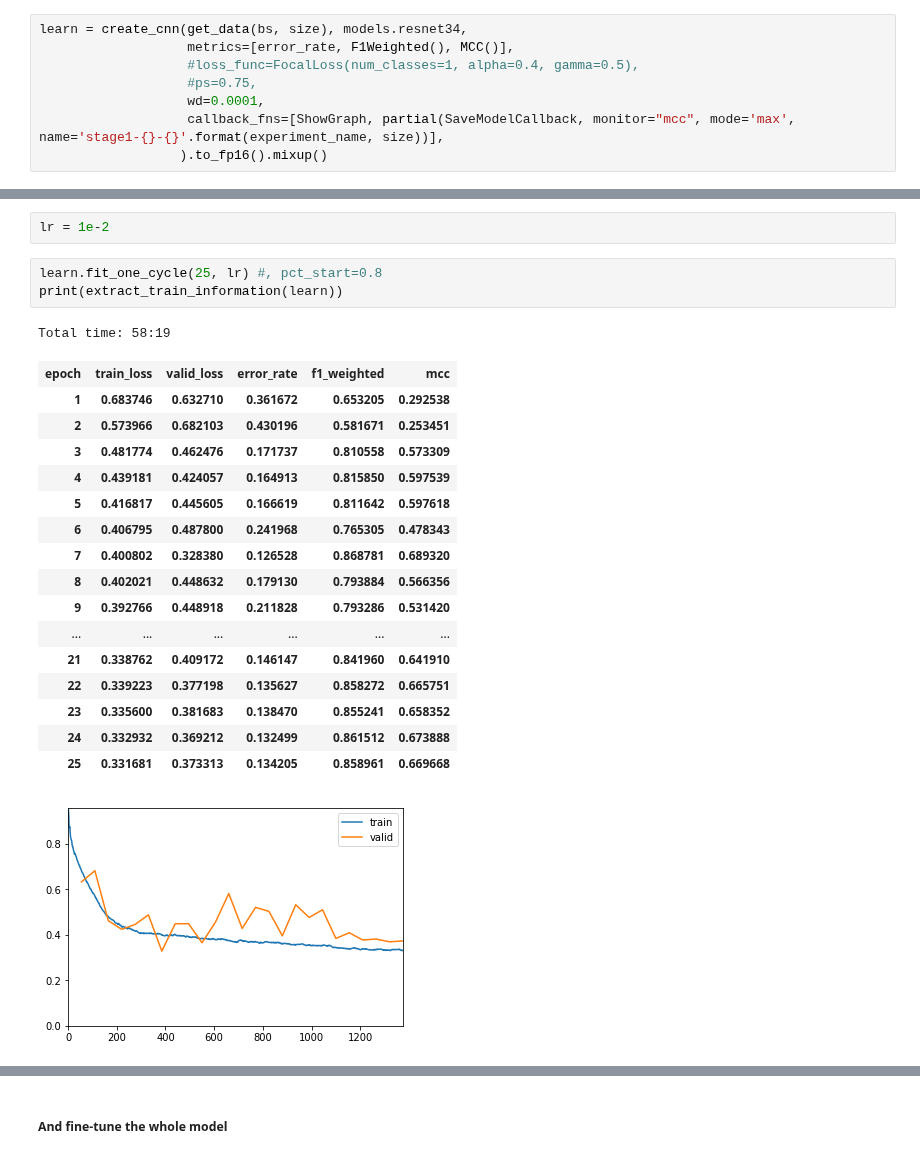
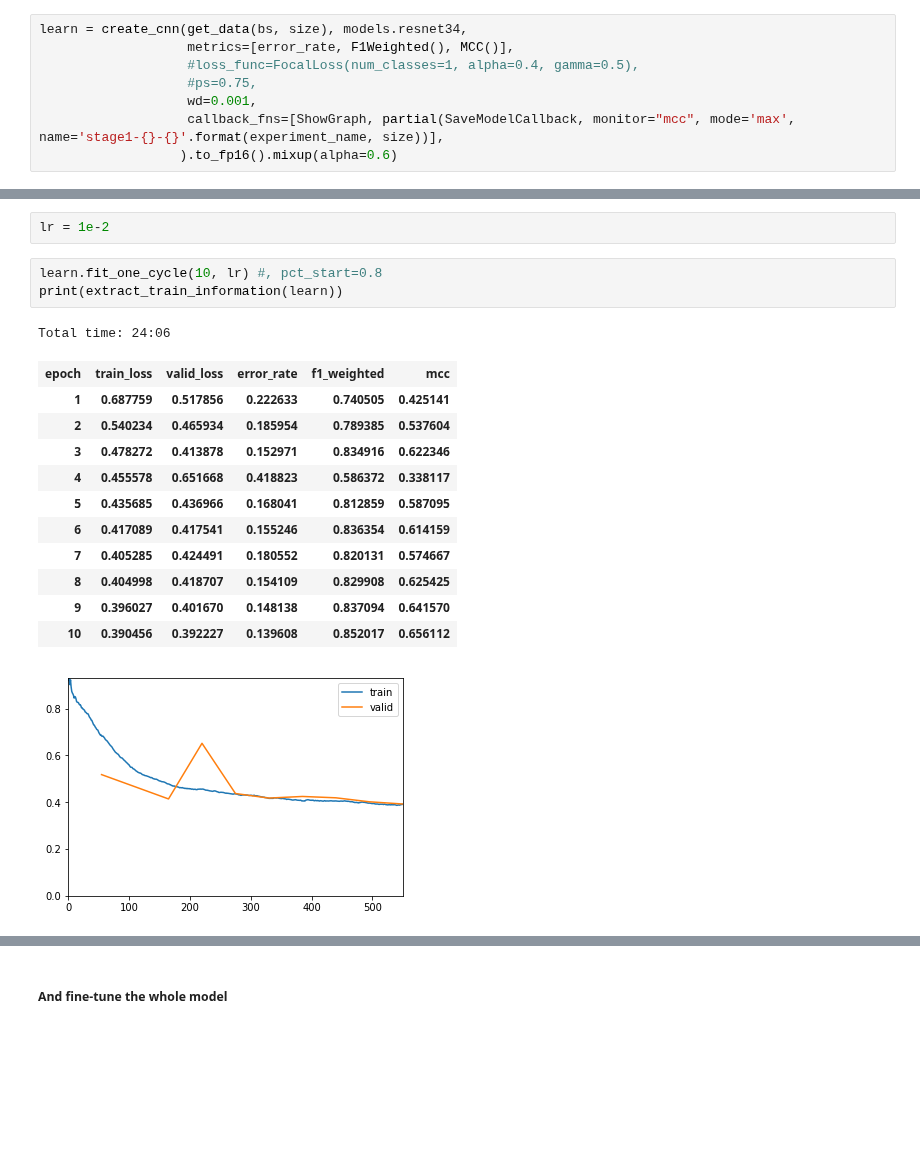
Before and after one commit to ChristianMarzahl/ISBI2019_WhiteBloodCancer, a Jupyter notebook: baseline-Rn34.ipynb, the cells around one changed output, grey strips where cells are left out. Saved outputs shown, nothing was run; the diff lists cells and outputs as text; blank space fills up the shorter version.

```diff
--- a/baseline-Rn34.ipynb
+++ b/baseline-Rn34.ipynb
@@ -176,9 +176,9 @@ learn = create_cnn(get_data(bs, size), models.resnet34,
                    metrics=[error_rate, F1Weighted(), MCC()],
                    #loss_func=FocalLoss(num_classes=1, alpha=0.4, gamma=0.5),
                    #ps=0.75,
-                   wd=0.0001,
+                   wd=0.001,
                    callback_fns=[ShowGraph, partial(SaveModelCallback, monitor="mcc", mode='max', name='stage1-{}-{}'.format(experiment_name, size))],
-                  ).to_fp16().mixup()
+                  ).to_fp16().mixup(alpha=0.6)
 # %%
 learn.callback_fns
 # %% [output]
@@ -192,27 +192,22 @@ learn.callback_fns
 # %%
 lr = 1e-2
 # %%
-learn.fit_one_cycle(25, lr) #, pct_start=0.8
+learn.fit_one_cycle(10, lr) #, pct_start=0.8
 print(extract_train_information(learn))
 # %% [output]
-Total time: 58:19
+Total time: 24:06
 | epoch | train_loss | valid_loss | error_rate | f1_weighted | mcc |
-| 1 | 0.683746 | 0.632710 | 0.361672 | 0.653205 | 0.292538 |
-| 2 | 0.573966 | 0.682103 | 0.430196 | 0.581671 | 0.253451 |
-| 3 | 0.481774 | 0.462476 | 0.171737 | 0.810558 | 0.573309 |
-| 4 | 0.439181 | 0.424057 | 0.164913 | 0.815850 | 0.597539 |
-| 5 | 0.416817 | 0.445605 | 0.166619 | 0.811642 | 0.597618 |
-| 6 | 0.406795 | 0.487800 | 0.241968 | 0.765305 | 0.478343 |
-| 7 | 0.400802 | 0.328380 | 0.126528 | 0.868781 | 0.689320 |
-| 8 | 0.402021 | 0.448632 | 0.179130 | 0.793884 | 0.566356 |
-| 9 | 0.392766 | 0.448918 | 0.211828 | 0.793286 | 0.531420 |
-| ... | ... | ... | ... | ... | ... |
-| 21 | 0.338762 | 0.409172 | 0.146147 | 0.841960 | 0.641910 |
-| 22 | 0.339223 | 0.377198 | 0.135627 | 0.858272 | 0.665751 |
-| 23 | 0.335600 | 0.381683 | 0.138470 | 0.855241 | 0.658352 |
-| 24 | 0.332932 | 0.369212 | 0.132499 | 0.861512 | 0.673888 |
-| 25 | 0.331681 | 0.373313 | 0.134205 | 0.858961 | 0.669668 |
+| 1 | 0.687759 | 0.517856 | 0.222633 | 0.740505 | 0.425141 |
+| 2 | 0.540234 | 0.465934 | 0.185954 | 0.789385 | 0.537604 |
+| 3 | 0.478272 | 0.413878 | 0.152971 | 0.834916 | 0.622346 |
+| 4 | 0.455578 | 0.651668 | 0.418823 | 0.586372 | 0.338117 |
+| 5 | 0.435685 | 0.436966 | 0.168041 | 0.812859 | 0.587095 |
+| 6 | 0.417089 | 0.417541 | 0.155246 | 0.836354 | 0.614159 |
+| 7 | 0.405285 | 0.424491 | 0.180552 | 0.820131 | 0.574667 |
+| 8 | 0.404998 | 0.418707 | 0.154109 | 0.829908 | 0.625425 |
+| 9 | 0.396027 | 0.401670 | 0.148138 | 0.837094 | 0.641570 |
+| 10 | 0.390456 | 0.392227 | 0.139608 | 0.852017 | 0.656112 |
-[figure, old version]
+[figure, new version]
 Total params: 21,813,570
 Trainable: 2.5%
 Bs: 128
```
Also changed, not shown: parts of 4 cells of this notebook, 2 other files.
